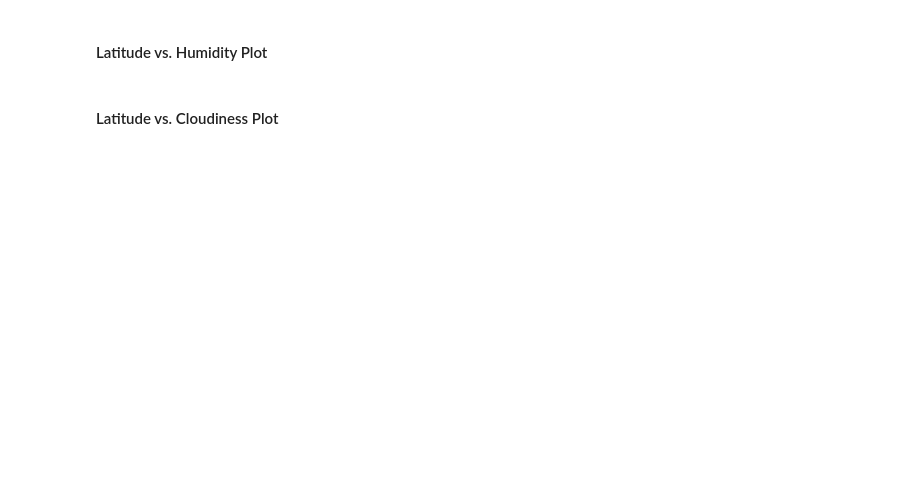
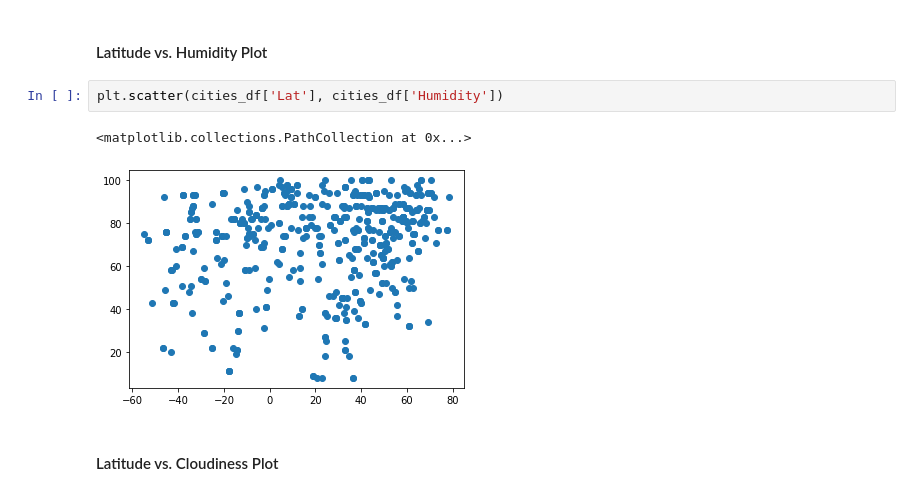
Before and after one commit to mokerlund/Python-API-Challenge, a Jupyter notebook: starter_code/WeatherPy.ipynb, the cells around one changed output. Cells and saved outputs as stored; diff of their text form; blank space fills up the shorter version.

```diff
--- a/starter_code/WeatherPy.ipynb
+++ b/starter_code/WeatherPy.ipynb
@@ -186,4 +220,9 @@ print(json.dumps(request, indent=4))
 # %% [markdown]
 #### Latitude vs. Humidity Plot
+# %%
+plt.scatter(cities_df['Lat'], cities_df['Humidity'])
+# %% [output]
+<matplotlib.collections.PathCollection at 0x...>
+[figure, added]
 # %% [markdown]
 #### Latitude vs. Cloudiness Plot
```
Also changed, not shown: parts of 9 cells of this notebook, 1 other file.
